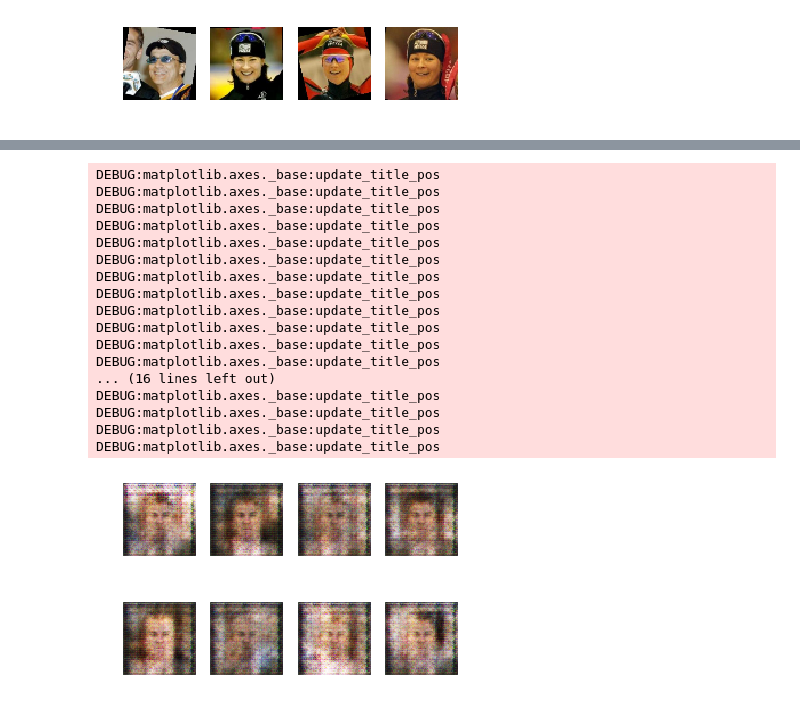
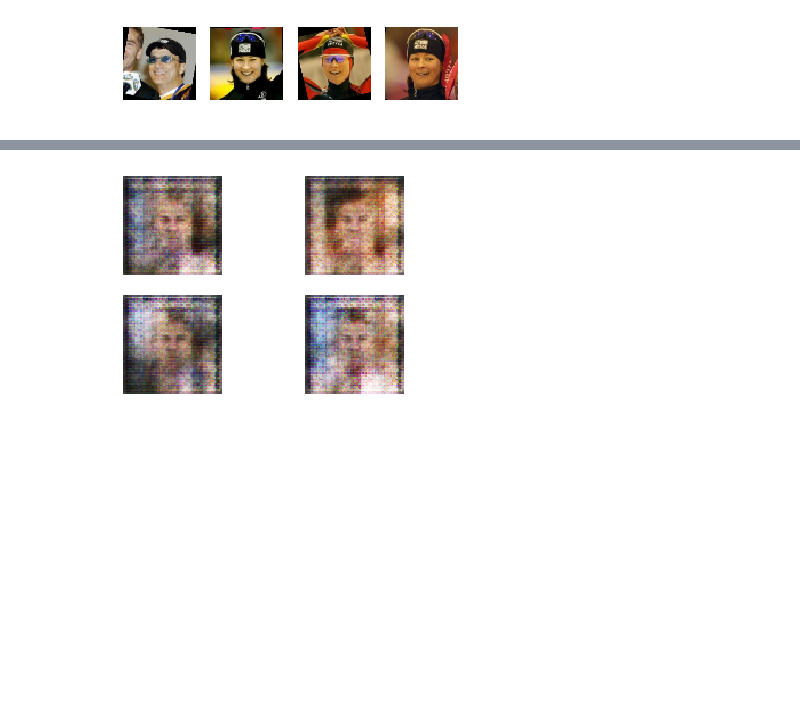
Before and after one commit to alphadl/MXnet_learning, a Jupyter notebook: GAN.ipynb, the cells around one changed output, grey strips where cells are left out. Drawn from its saved outputs; the diff is of its cells as text; code cells hidden in the pictures; blank space fills up the shorter version.

Commit message:
add parameter loader

```diff
--- a/GAN.ipynb
+++ b/GAN.ipynb
@@ -238,27 +223,17 @@ INFO:root:discriminator loss = 0.501604, generator loss = 5.835136, binary train
+# %%
+#加载模型
+G_net_file = "Generator.params"
+D_net_file = "discriminator.params"
+
+netG.load_parameters(G_net_file)
+netD.load_parameters(D_net_file)
 # %%
-num_image = 8
+num_image = 4
 for i in range(num_image):
     latent_z = mx.nd.random_normal(0, 1, shape=(1, latent_z_size, 1, 1))
     img = netG(latent_z)
-    plt.subplot(2,4,i+1)
+    plt.subplot(2,2,i+1)
     visualize(img[0])
 plt.show()
 # %% [output]
-DEBUG:matplotlib.axes._base:update_title_pos
-DEBUG:matplotlib.axes._base:update_title_pos
-DEBUG:matplotlib.axes._base:update_title_pos
-DEBUG:matplotlib.axes._base:update_title_pos
-DEBUG:matplotlib.axes._base:update_title_pos
-DEBUG:matplotlib.axes._base:update_title_pos
-DEBUG:matplotlib.axes._base:update_title_pos
-DEBUG:matplotlib.axes._base:update_title_pos
-DEBUG:matplotlib.axes._base:update_title_pos
-DEBUG:matplotlib.axes._base:update_title_pos
-DEBUG:matplotlib.axes._base:update_title_pos
-DEBUG:matplotlib.axes._base:update_title_pos
-... (16 lines left out)
-DEBUG:matplotlib.axes._base:update_title_pos
-DEBUG:matplotlib.axes._base:update_title_pos
-DEBUG:matplotlib.axes._base:update_title_pos
-DEBUG:matplotlib.axes._base:update_title_pos
-[figure, old version]
+[figure, new version]
```
Also changed, not shown: parts of 2 cells of this notebook.
